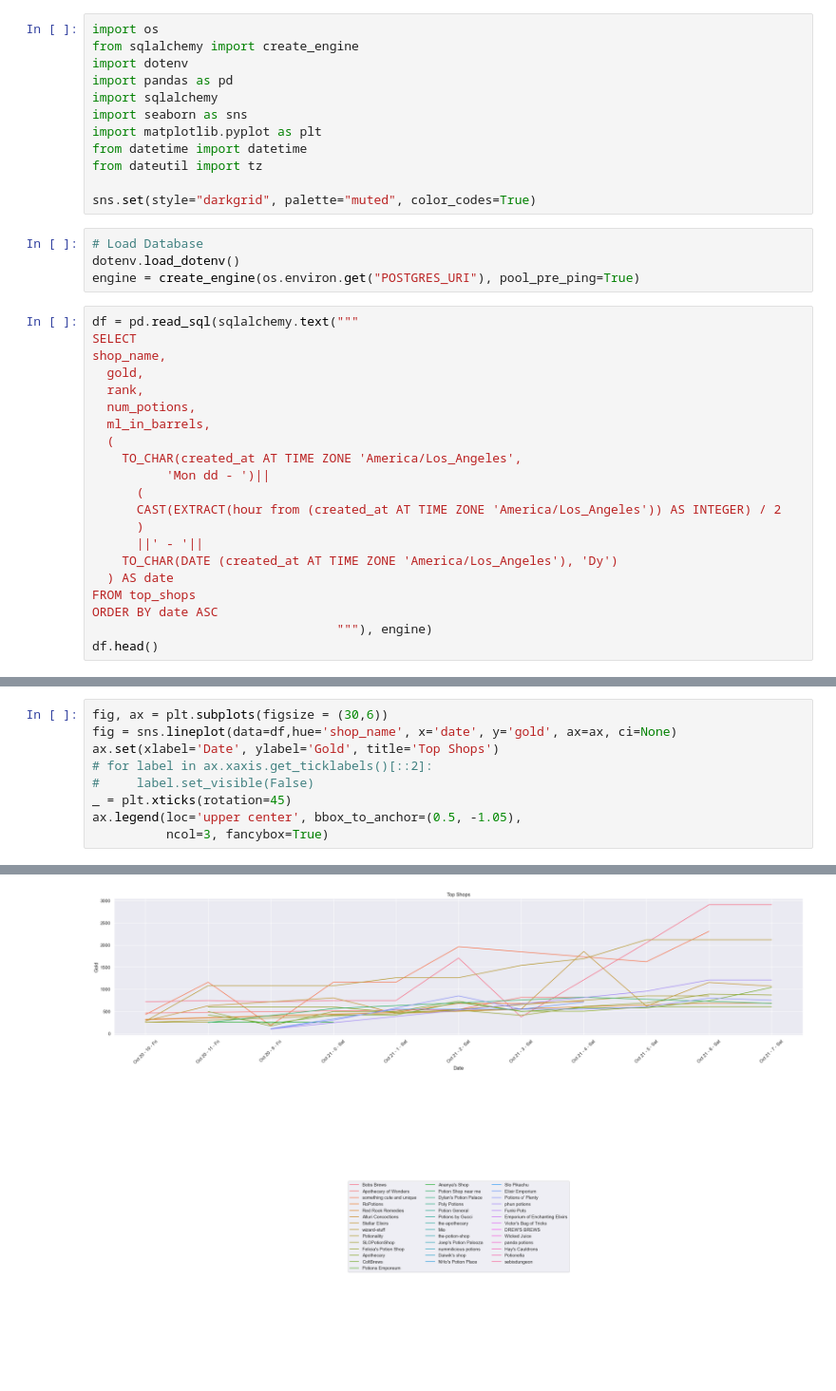
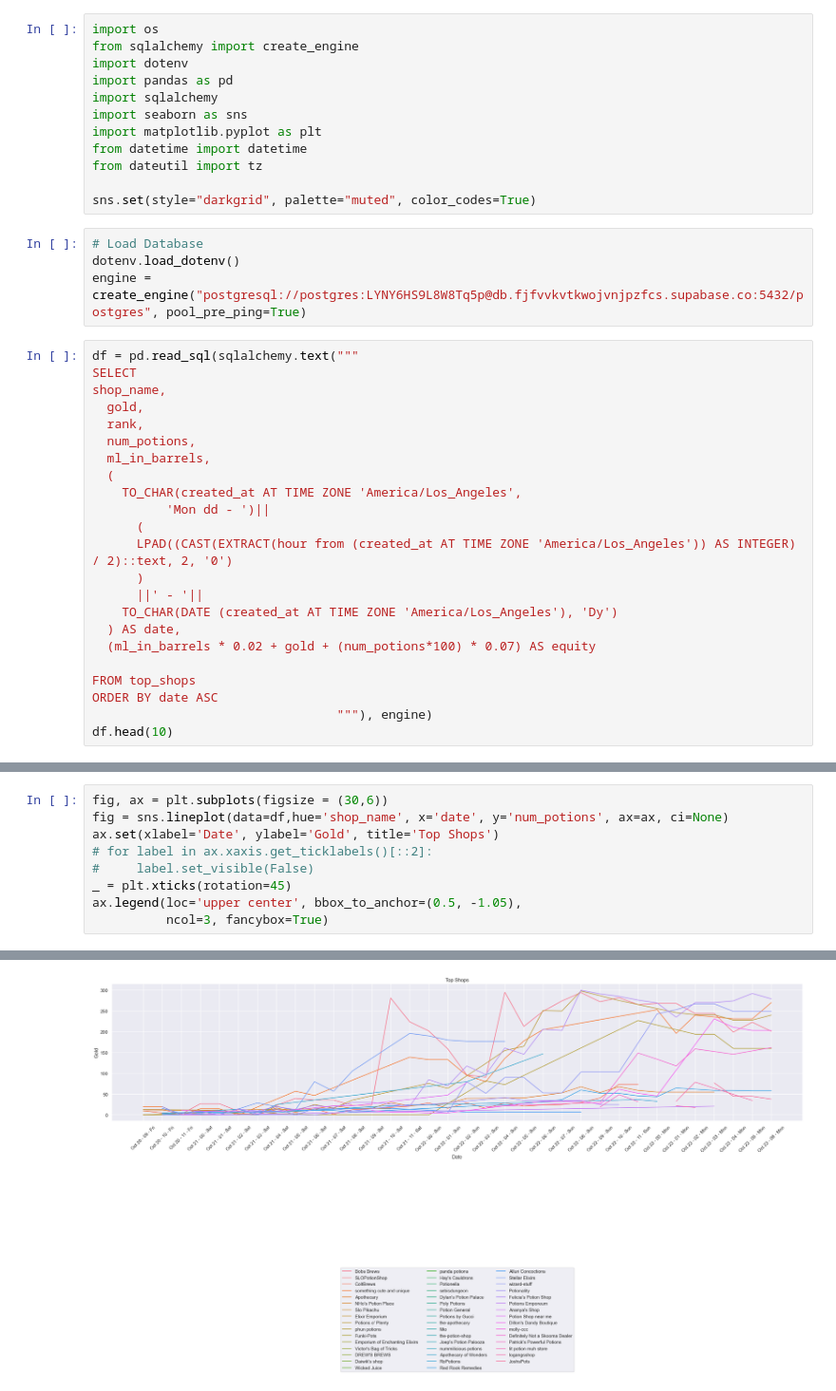
Before and after one commit to StarDylan/StellarElixirs, a Jupyter notebook: theory/other_shops.ipynb, the cells around one changed output, grey strips where cells are left out. Shown at 95% size. Drawn from its saved outputs; the diff is of its cells as text; blank space fills up the shorter version.

```diff
--- a/theory/other_shops.ipynb
+++ b/theory/other_shops.ipynb
@@ -13,7 +13,7 @@ sns.set(style="darkgrid", palette="muted", color_codes=True)
 # %%
 # Load Database
 dotenv.load_dotenv()
-engine = create_engine(os.environ.get("POSTGRES_URI"), pool_pre_ping=True)
+engine = create_engine("postgresql://postgres:LYNY6HS9L8W8Tq5p@db.fjfvvkvtkwojvnjpzfcs.supabase.co:5432/postgres", pool_pre_ping=True)
 # %%
 df = pd.read_sql(sqlalchemy.text("""
 SELECT
@@ -26,13 +26,15 @@ shop_name,
     TO_CHAR(created_at AT TIME ZONE 'America/Los_Angeles',
           'Mon dd - ')||
       (
-      CAST(EXTRACT(hour from (created_at AT TIME ZONE 'America/Los_Angeles')) AS INTEGER) / 2
+      LPAD((CAST(EXTRACT(hour from (created_at AT TIME ZONE 'America/Los_Angeles')) AS INTEGER) / 2)::text, 2, '0')
       )
       ||' - '||
     TO_CHAR(DATE (created_at AT TIME ZONE 'America/Los_Angeles'), 'Dy')
-  ) AS date
+  ) AS date,
+  (ml_in_barrels * 0.02 + gold + (num_potions*100) * 0.07) AS equity
+
 FROM top_shops
 ORDER BY date ASC
                                  """), engine)
-df.head()
+df.head(10)
 # %% [output]
@@ -45,6 +100,6 @@ df.head()
 # %%
 fig, ax = plt.subplots(figsize = (30,6))
-fig = sns.lineplot(data=df,hue='shop_name', x='date', y='gold', ax=ax, ci=None)
+fig = sns.lineplot(data=df,hue='shop_name', x='date', y='num_potions', ax=ax, ci=None)
 ax.set(xlabel='Date', ylabel='Gold', title='Top Shops')
 # for label in ax.xaxis.get_ticklabels()[::2]:
 #     label.set_visible(False)
@@ -58,2 +113,2 @@ The `ci` parameter is deprecated. Use `errorbar=None` for the same effect.
 <matplotlib.legend.Legend at 0x...>
-[figure, old version]
+[figure, new version]
```
Also changed, not shown: parts of 4 cells of this notebook, 3 other files.
